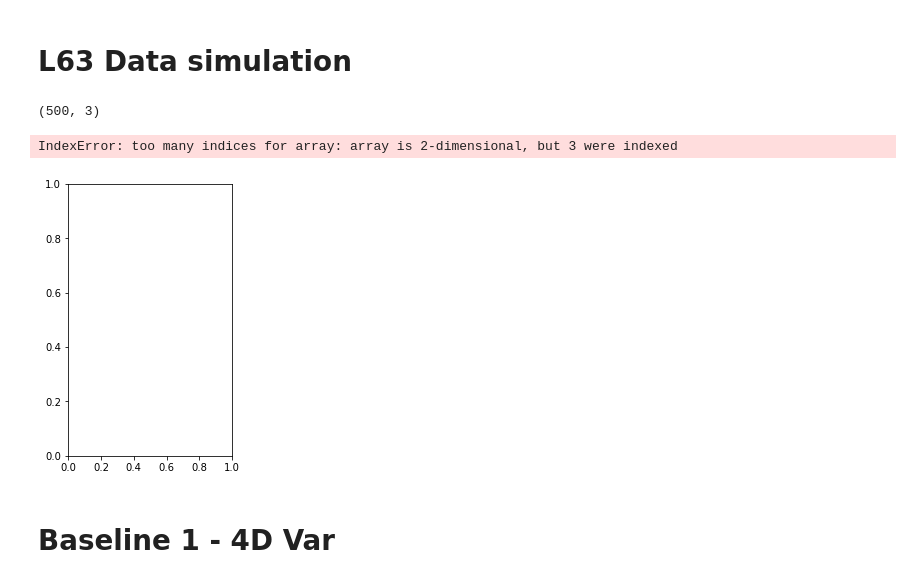
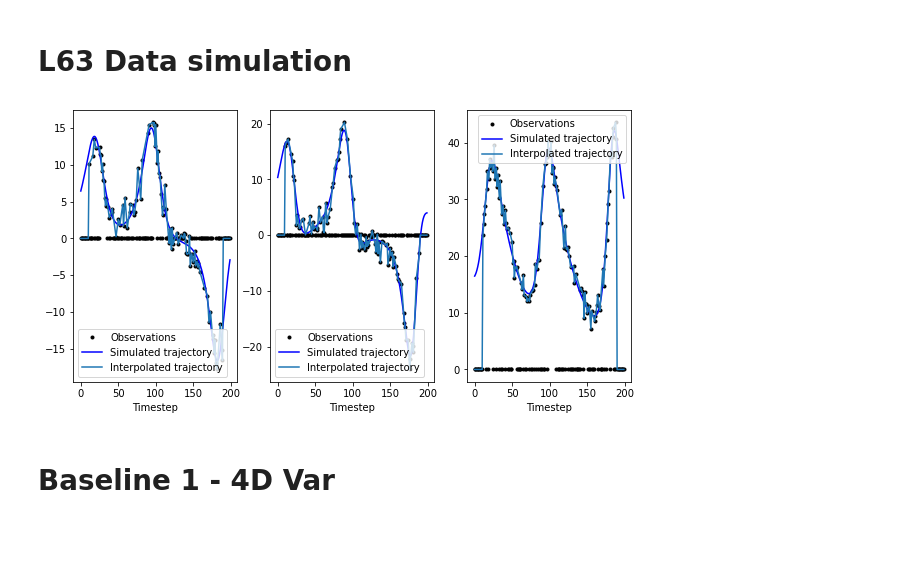
Before and after one commit to cdurand95/DataAssimilationProject, a Jupyter notebook: BaselineL63.ipynb, the cells around one changed output. Saved outputs shown, nothing was run; the diff lists cells and outputs as text; code cells hidden in the pictures; blank space fills up the shorter version.

```diff
--- a/BaselineL63.ipynb
+++ b/BaselineL63.ipynb
@@ -83,17 +83,10 @@ x_val_obs  = (X_val_obs - meanV) / stdV
 x_train_Init = (X_train_Init - meanTr) / stdTr
 x_test_Init  = (X_test_Init - meanTe) / stdTe
 x_val_Init  = (X_val_Init - meanV) / stdV
-# %%
-mask, y_obs, y_noise, y_true = L63_sparse_noisy_data(sparsity = 0.5,)
-
-np.shape(y_obs)
-# %% [output]
-(500, 3)
-# %%
-visualisation_data(y_true,y_obs,y_true,120)
-# %% [output]
-IndexError: too many indices for array: array is 2-dimensional, but 3 were indexed
-[figure, removed]
+# %%
+visualisation_data(X_train,X_train_obs,X_train_Init,120)
+# %% [output]
+[figure, added]
 # %% [markdown]
 # Baseline 1 - 4D Var
 # %%
```
Also changed, not shown: parts of 11 cells of this notebook, 3 other files.
